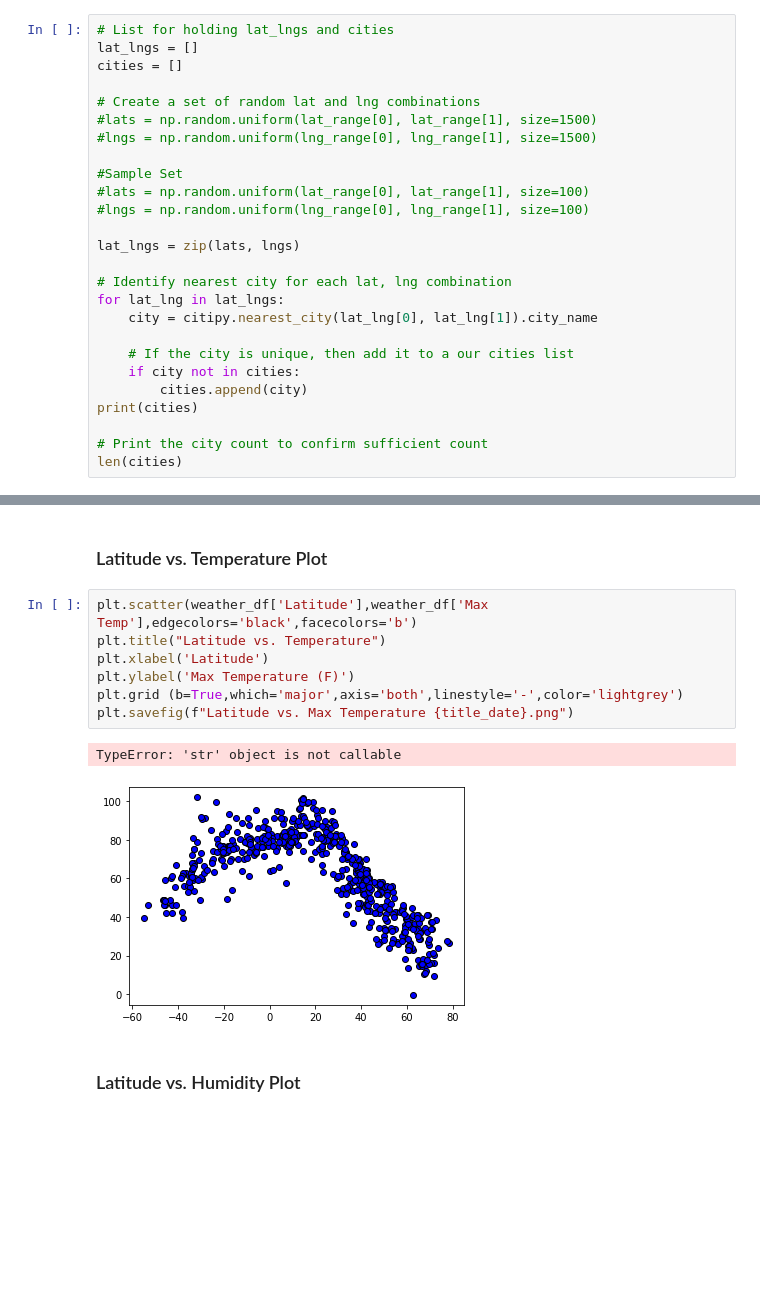
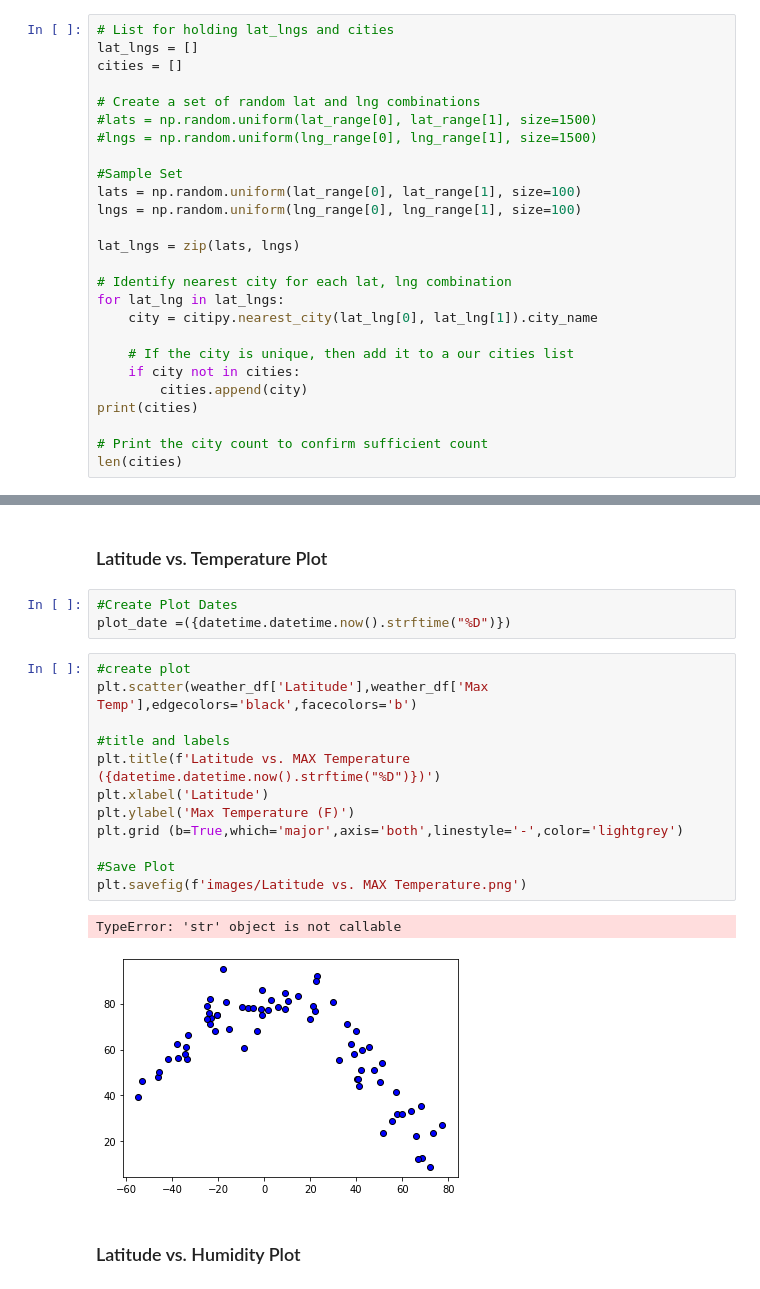
Before and after one commit to timsamson/Python_API_Challange, a Jupyter notebook: Files/WeatherPy.ipynb, the cells around one changed output, grey strips where cells are left out. Saved outputs shown, nothing was run; the diff lists cells and outputs as text; blank space fills up the shorter version.

Commit message:
additional graph formatting

```diff
--- a/Files/WeatherPy.ipynb
+++ b/Files/WeatherPy.ipynb
@@ -39,8 +39,8 @@ cities = []
 #lngs = np.random.uniform(lng_range[0], lng_range[1], size=1500)
 
 #Sample Set
-#lats = np.random.uniform(lat_range[0], lat_range[1], size=100)
-#lngs = np.random.uniform(lng_range[0], lng_range[1], size=100)
+lats = np.random.uniform(lat_range[0], lat_range[1], size=100)
+lngs = np.random.uniform(lng_range[0], lng_range[1], size=100)
 
 lat_lngs = zip(lats, lngs)
 
@@ -174,16 +171,24 @@ weather_df
 * Save the plotted figures as .pngs.
 # %% [markdown]
 ### Latitude vs. Temperature Plot
+# %%
+#Create Plot Dates
+plot_date =({datetime.datetime.now().strftime("%D")})
 # %%
+#create plot
 plt.scatter(weather_df['Latitude'],weather_df['Max Temp'],edgecolors='black',facecolors='b')
-plt.title("Latitude vs. Temperature")
+
+#title and labels
+plt.title(f'Latitude vs. MAX Temperature ({datetime.datetime.now().strftime("%D")})')
 plt.xlabel('Latitude')
 plt.ylabel('Max Temperature (F)')
 plt.grid (b=True,which='major',axis='both',linestyle='-',color='lightgrey')
-plt.savefig(f"Latitude vs. Max Temperature {title_date}.png")
+
+#Save Plot
+plt.savefig(f'images/Latitude vs. MAX Temperature.png')
 # %% [output]
 TypeError: 'str' object is not callable
-[figure, old version]
+[figure, new version]
 # %% [markdown]
 ### Latitude vs. Humidity Plot
 # %%
```
Also changed, not shown: parts of 14 cells of this notebook, 5 other files.
